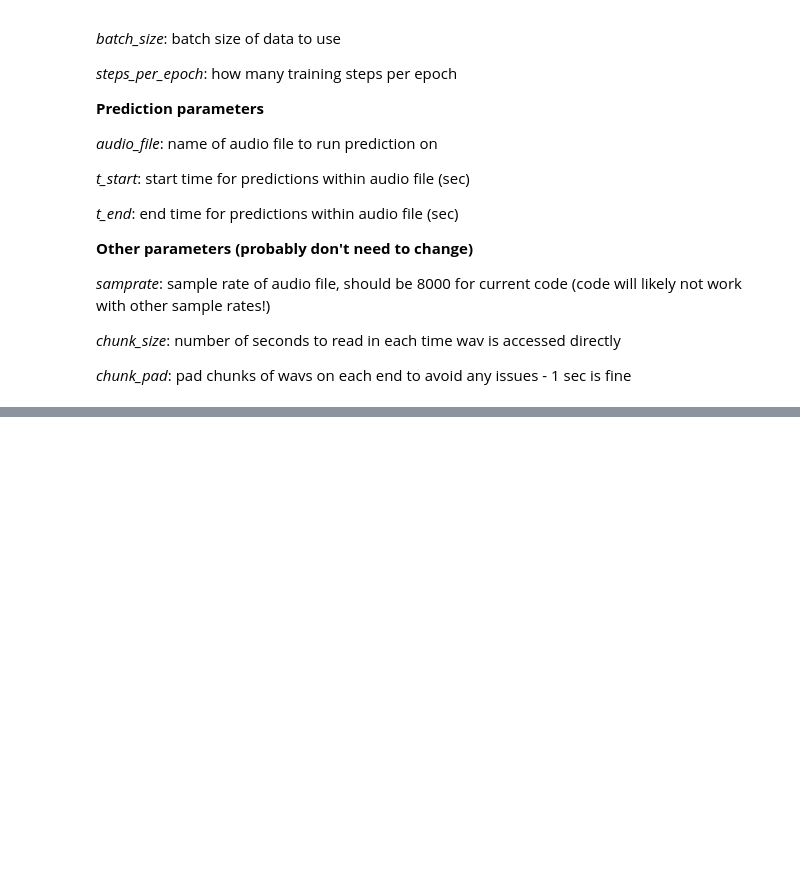
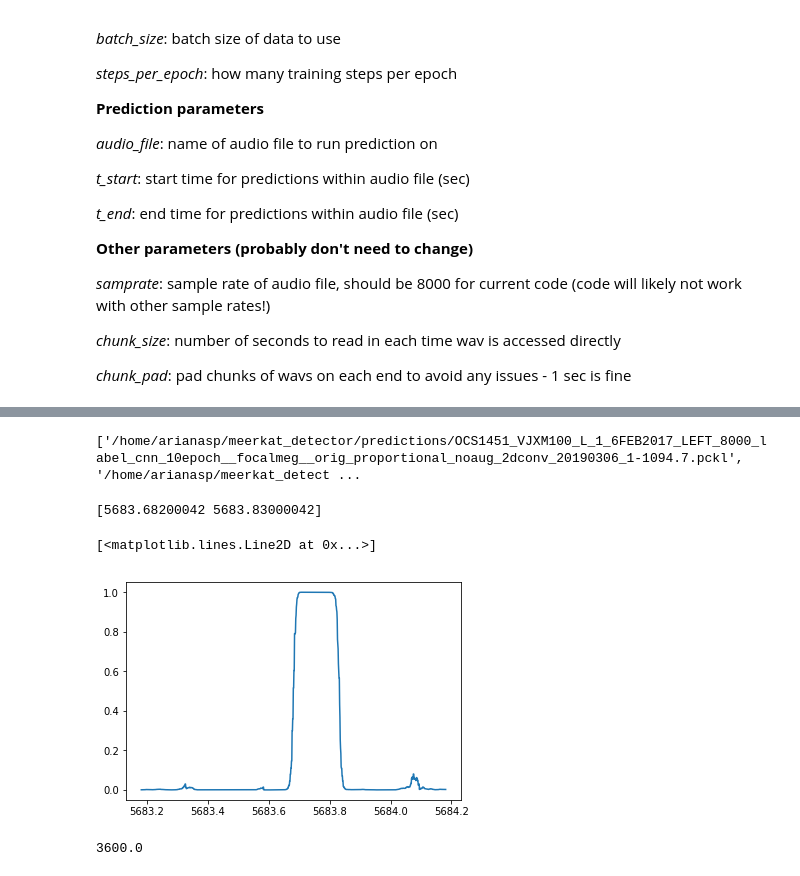
Before and after one commit to arianasp/meerkat_call_detector, a Jupyter notebook: meerkat_call_detector.ipynb, the cells around one changed output, grey strips where cells are left out. Saved outputs shown, nothing was run; the diff lists cells and outputs as text; code cells hidden in the pictures; blank space fills up the shorter version.

```diff
--- a/meerkat_call_detector.ipynb
+++ b/meerkat_call_detector.ipynb
@@ -379,0 +571,37 @@ Start time:
+# %%
+preds = np.zeros(classif_scores.shape[0],dtype='int')
+for i in range(classif_scores.shape[0]):
+        preds[i] = int(np.argmax(classif_scores[i,:]))
+
+classif_types = [call_types[x] for x in preds]
+
+classif_results = CallClassificationOutput(call_extraction_params = output.call_extraction_params, times = output.times,
+                                           scores = output.scores, call_times = predicted_calls, pred_call_types = classif_types,
+                                          pred_call_scores = preds, seg_thresh = thresh, seg_boundary_thresh = boundary_thresh,
+                                          classification_model = classification_model)
+
+#Save to an output file
+#outfile = '/home/arianasp/Desktop/backup.pckl'
+f = open(classif_results.call_extraction_params.pckl_path, 'wb')
+pickle.dump(classif_results, f)
+f.close()
+# %%
+print(pckl_paths)
+# %% [output]
+['/home/arianasp/meerkat_detector/predictions/OCS1451_VJXM100_L_1_6FEB2017_LEFT_8000_label_cnn_10epoch__focalmeg__orig_proportional_noaug_2dconv_20190306_1-1094.7.pckl', '/home/arianasp/meerkat_detect ...
+# %%
+f = open(classif_results.call_extraction_params.pckl_path,'rb')
+output2 = pickle.load(f,encoding='latin1')
+# %%
+print(output2.call_times[500,])
+i0 = 2083682
+
+plt.plot(output2.times[(i0-500):(i0+500)],output2.scores[(i0-500):(i0+500)])
+# %% [output]
+[5683.68200042 5683.83000042]
+[<matplotlib.lines.Line2D at 0x...>]
+[figure, added]
+# %%
+output2.times[2083682]
+# %% [output]
+3600.0
```
Also changed, not shown: parts of 2 cells of this notebook, 4 other files.
